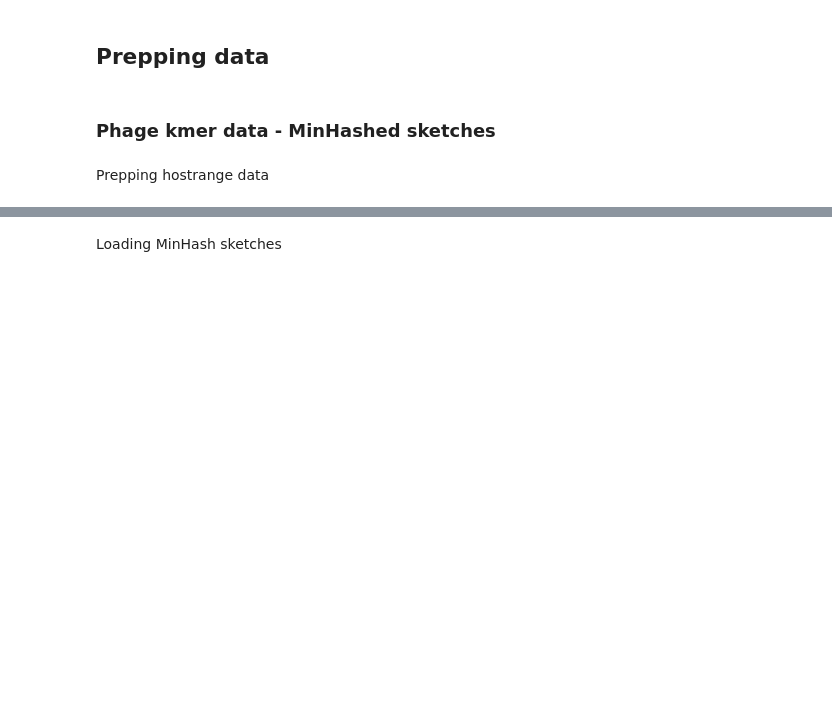
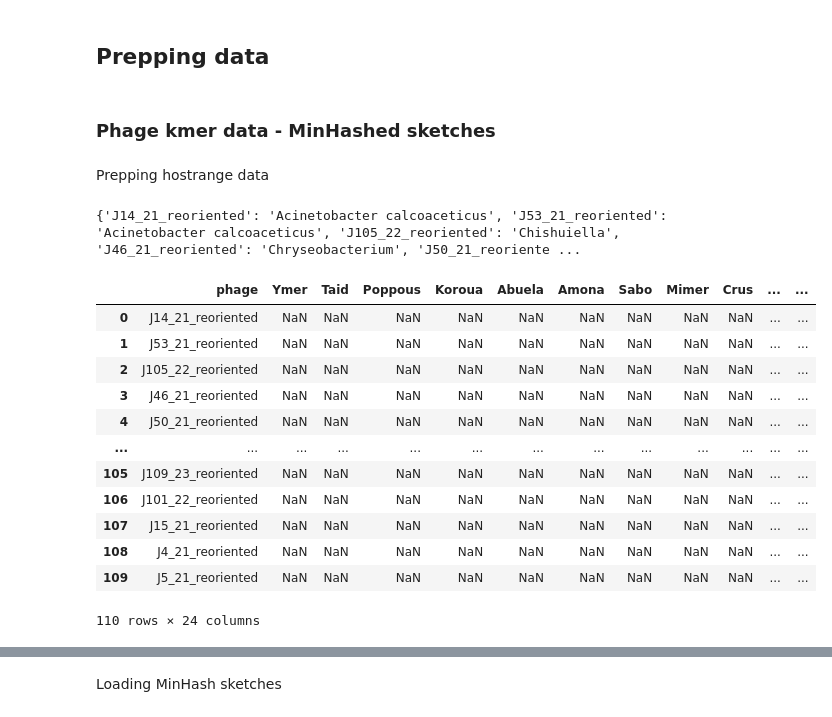
Before and after one commit to azzy72/PredictPhagePPI, a Jupyter notebook: notebooks/neural_network_minhash.ipynb, the cells around one changed output, grey strips where cells are left out. Drawn from its saved outputs; the diff is of its cells as text; code cells hidden in the pictures; blank space fills up the shorter version.

```diff
--- a/notebooks/neural_network_minhash.ipynb
+++ b/notebooks/neural_network_minhash.ipynb
@@ -33,4 +21,24 @@ def short_species_name(full_name):
 ### Phage kmer data - MinHashed sketches
 # %% [markdown]
 Prepping hostrange data
+# %%
+from io_operations import call_hostrange_df
+bact_lookup, host_range_df = call_hostrange_df(raw_data_path + "phagehost_KU/Hostrange_data_all_crisp_iso.xlsx")
+print(bact_lookup)
+display(host_range_df)
+# %% [output]
+{'J14_21_reoriented': 'Acinetobacter calcoaceticus', 'J53_21_reoriented': 'Acinetobacter calcoaceticus', 'J105_22_reoriented': 'Chishuiella', 'J46_21_reoriented': 'Chryseobacterium', 'J50_21_reoriente ...
+|  | phage | Ymer | Taid | Poppous | Koroua | Abuela | Amona | Sabo | Mimer | Crus | ... | ... |
+| 0 | J14_21_reoriented | NaN | NaN | NaN | NaN | NaN | NaN | NaN | NaN | NaN | ... | ... |
+| 1 | J53_21_reoriented | NaN | NaN | NaN | NaN | NaN | NaN | NaN | NaN | NaN | ... | ... |
+| 2 | J105_22_reoriented | NaN | NaN | NaN | NaN | NaN | NaN | NaN | NaN | NaN | ... | ... |
+| 3 | J46_21_reoriented | NaN | NaN | NaN | NaN | NaN | NaN | NaN | NaN | NaN | ... | ... |
+| 4 | J50_21_reoriented | NaN | NaN | NaN | NaN | NaN | NaN | NaN | NaN | NaN | ... | ... |
+| ... | ... | ... | ... | ... | ... | ... | ... | ... | ... | ... | ... | ... |
+| 105 | J109_23_reoriented | NaN | NaN | NaN | NaN | NaN | NaN | NaN | NaN | NaN | ... | ... |
+| 106 | J101_22_reoriented | NaN | NaN | NaN | NaN | NaN | NaN | NaN | NaN | NaN | ... | ... |
+| 107 | J15_21_reoriented | NaN | NaN | NaN | NaN | NaN | NaN | NaN | NaN | NaN | ... | ... |
+| 108 | J4_21_reoriented | NaN | NaN | NaN | NaN | NaN | NaN | NaN | NaN | NaN | ... | ... |
+| 109 | J5_21_reoriented | NaN | NaN | NaN | NaN | NaN | NaN | NaN | NaN | NaN | ... | ... |
+110 rows × 24 columns
 # %%
```
Also changed, not shown: parts of 9 cells of this notebook, 5 other files.
